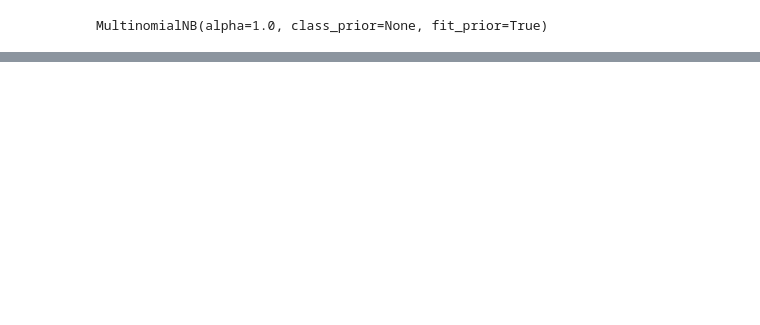
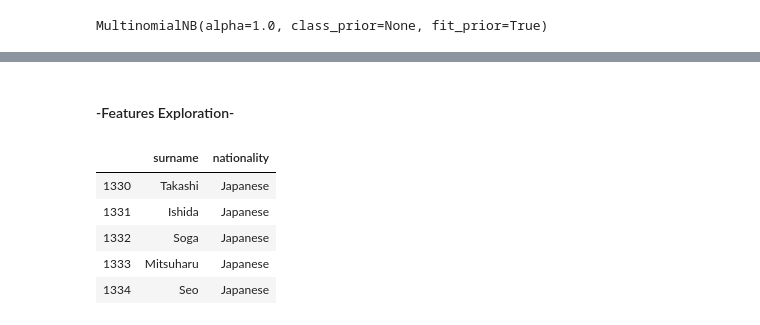
Before and after one commit to imanisima/surname-prediction, a Jupyter notebook: surname-prediction/surnames_iteration2.ipynb, the cells around one changed output, grey strips where cells are left out. Drawn from its saved outputs; the diff is of its cells as text; code cells hidden in the pictures; blank space fills up the shorter version.

Commit message:
Training on solely Japanese names

```diff
--- a/surname-prediction/surnames_iteration2.ipynb
+++ b/surname-prediction/surnames_iteration2.ipynb
@@ -257,0 +266,13 @@ print(f"Recall: {recall}")
+# %% [markdown]
+#### -Features Exploration-
+# %%
+# get japanese names
+japanese_surnames = surname_df.loc[surname_df["nationality"] == "Japanese"]
+japanese_surnames.head()
+# %% [output]
+|  | surname | nationality |
+| 1330 | Takashi | Japanese |
+| 1331 | Ishida | Japanese |
+| 1332 | Soga | Japanese |
+| 1333 | Mitsuharu | Japanese |
+| 1334 | Seo | Japanese |
```
Also changed, not shown: parts of 67 cells of this notebook.
